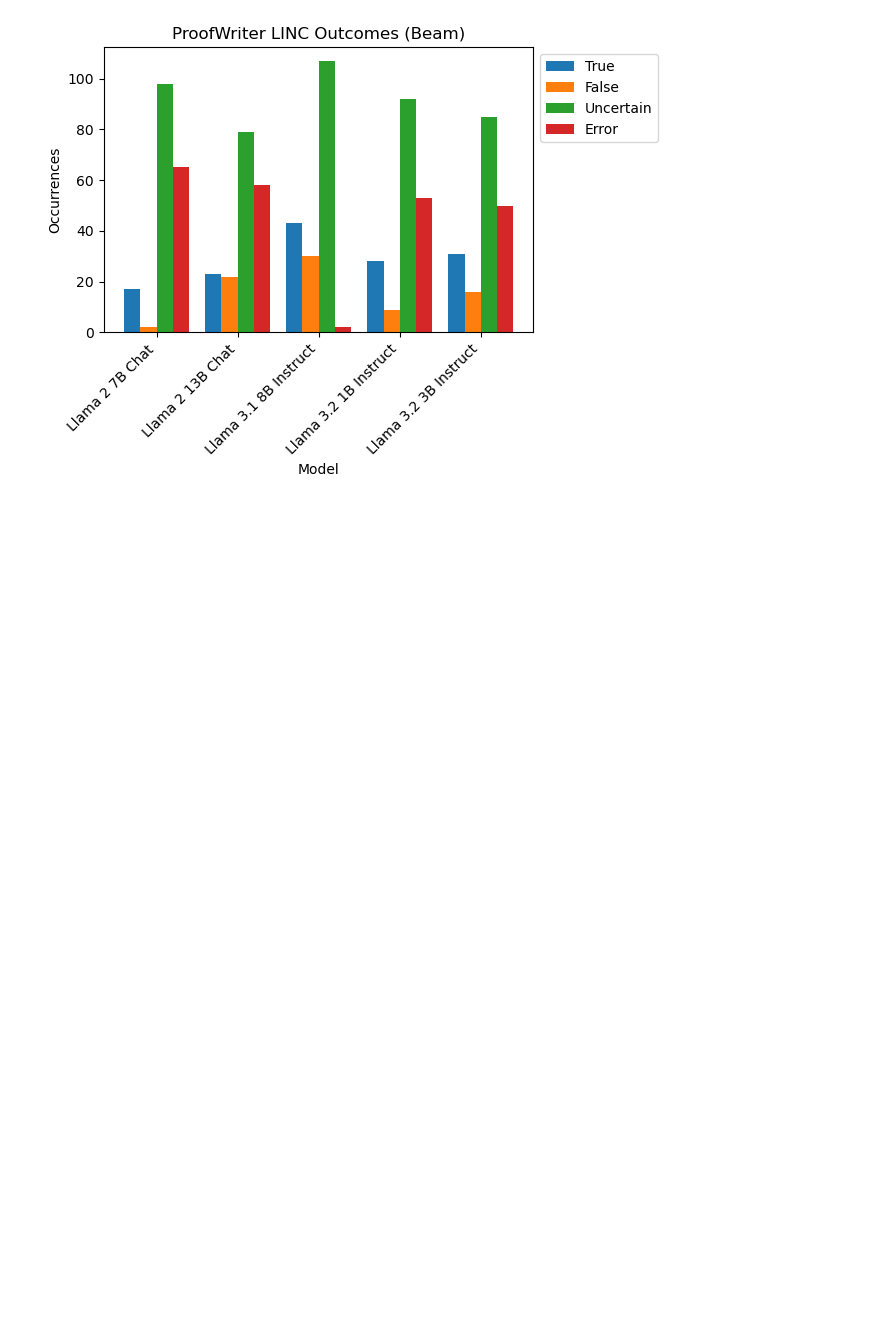
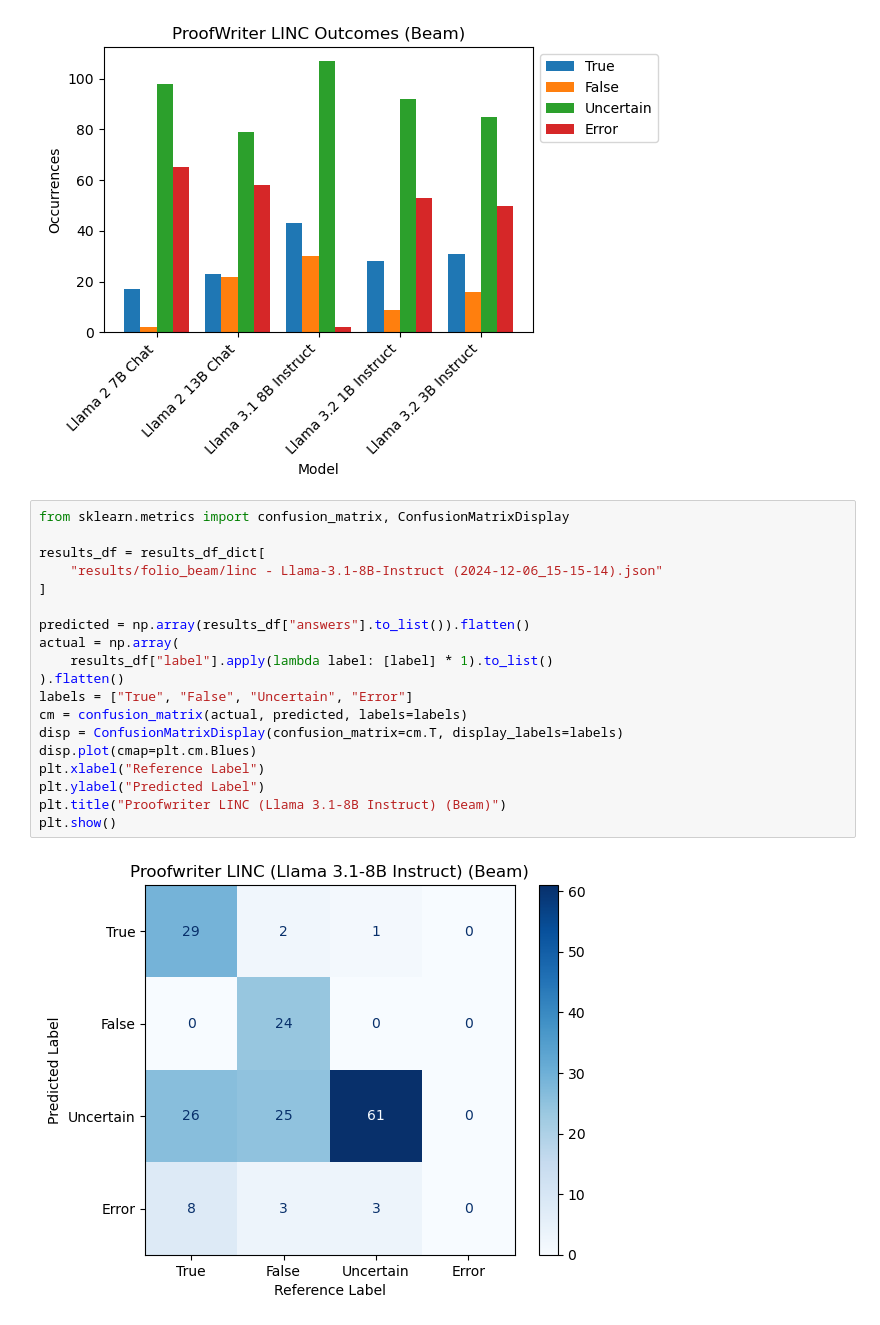
Before and after one commit to jortan02/linc, a Jupyter notebook: results_2.ipynb, the cells around one changed output. Drawn from its saved outputs; the diff is of its cells as text; blank space fills up the shorter version.

Commit message:
Added confusion matrices

```diff
--- a/results_2.ipynb
+++ b/results_2.ipynb
@@ -350,3 +350,24 @@ plt.tight_layout()
 plt.show()
 # %% [output]
 [figure]
+# %%
+from sklearn.metrics import confusion_matrix, ConfusionMatrixDisplay
+
+results_df = results_df_dict[
+    "results/folio_beam/linc - Llama-3.1-8B-Instruct (2024-12-06_15-15-14).json"
+]
+
+predicted = np.array(results_df["answers"].to_list()).flatten()
+actual = np.array(
+    results_df["label"].apply(lambda label: [label] * 1).to_list()
+).flatten()
+labels = ["True", "False", "Uncertain", "Error"]
+cm = confusion_matrix(actual, predicted, labels=labels)
+disp = ConfusionMatrixDisplay(confusion_matrix=cm.T, display_labels=labels)
+disp.plot(cmap=plt.cm.Blues)
+plt.xlabel("Reference Label")
+plt.ylabel("Predicted Label")
+plt.title("Proofwriter LINC (Llama 3.1-8B Instruct) (Beam)")
+plt.show()
+# %% [output]
+[figure, added]
```
Also changed, not shown: parts of 1 cell of this notebook, 2 other files.
